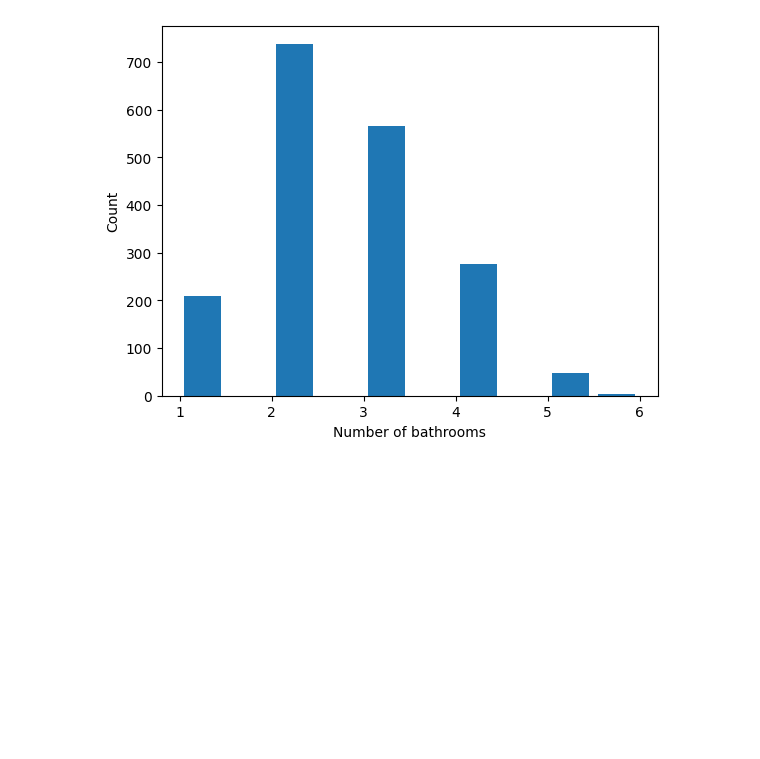
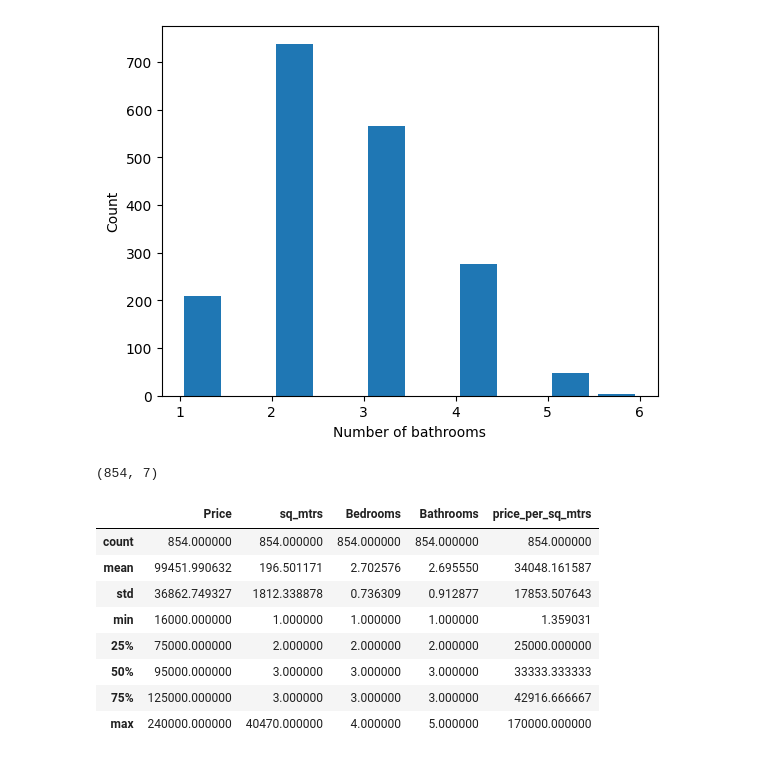
Before and after one commit to shadrack71/kenya_housing_real_estate_project_with_machine_learning, a Jupyter notebook: kenya_housing_real_estate_project.ipynb, the cells around one changed output. Saved outputs shown, nothing was run; the diff lists cells and outputs as text; code cells hidden in the pictures; blank space fills up the shorter version.

Commit message:
Outlier Removal Using  price per sq mtrs

```diff
--- a/kenya_housing_real_estate_project.ipynb
+++ b/kenya_housing_real_estate_project.ipynb
@@ -340,10 +340,24 @@ Text(0, 0.5, 'Count')
 def remove_pps_outliers(df):
     df_out = pd.DataFrame()
     for key, subdf in df.groupby('Neighborhood'):
-        m = np.mean(subdf.price_per_sqft)
-        st = np.std(subdf.price_per_sqft)
-        reduced_df = subdf[(subdf.price_per_sqft>(m-st)) & (subdf.price_per_sqft<=(m+st))]
+        m = np.mean(subdf.price_per_sq_mtrs)
+        st = np.std(subdf.price_per_sq_mtrs)
+        reduced_df = subdf[(subdf.price_per_sq_mtrs>(m-st)) & (subdf.price_per_sq_mtrs<=(m+st))]
         df_out = pd.concat([df_out,reduced_df],ignore_index=True)
     return df_out
 df6 = remove_pps_outliers(df5)
 df6.shape
+# %% [output]
+(854, 7)
+# %%
+df6.describe()
+# %% [output]
+|  | Price | sq_mtrs | Bedrooms | Bathrooms | price_per_sq_mtrs |
+| count | 854.000000 | 854.000000 | 854.000000 | 854.000000 | 854.000000 |
+| mean | 99451.990632 | 196.501171 | 2.702576 | 2.695550 | 34048.161587 |
+| std | 36862.749327 | 1812.338878 | 0.736309 | 0.912877 | 17853.507643 |
+| min | 16000.000000 | 1.000000 | 1.000000 | 1.000000 | 1.359031 |
+| 25% | 75000.000000 | 2.000000 | 2.000000 | 2.000000 | 25000.000000 |
+| 50% | 95000.000000 | 3.000000 | 3.000000 | 3.000000 | 33333.333333 |
+| 75% | 125000.000000 | 3.000000 | 3.000000 | 3.000000 | 42916.666667 |
+| max | 240000.000000 | 40470.000000 | 4.000000 | 5.000000 | 170000.000000 |
```
